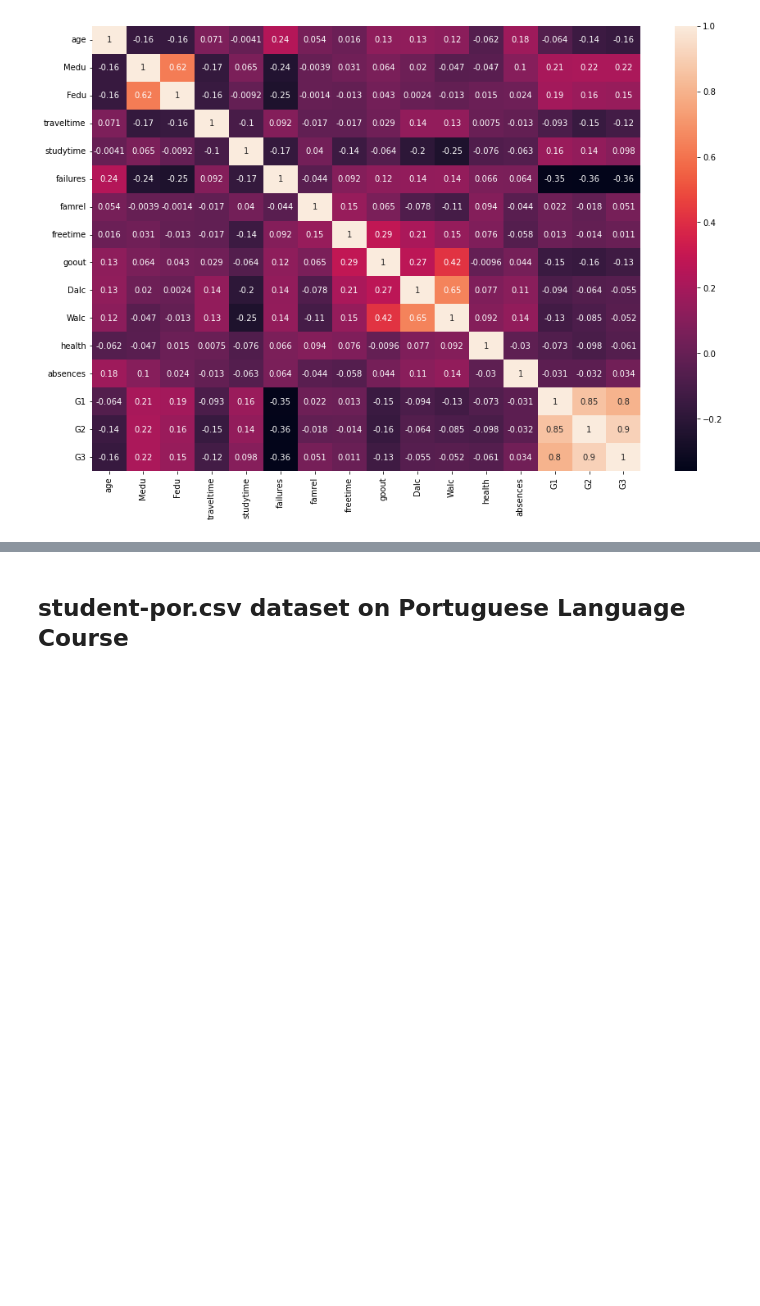
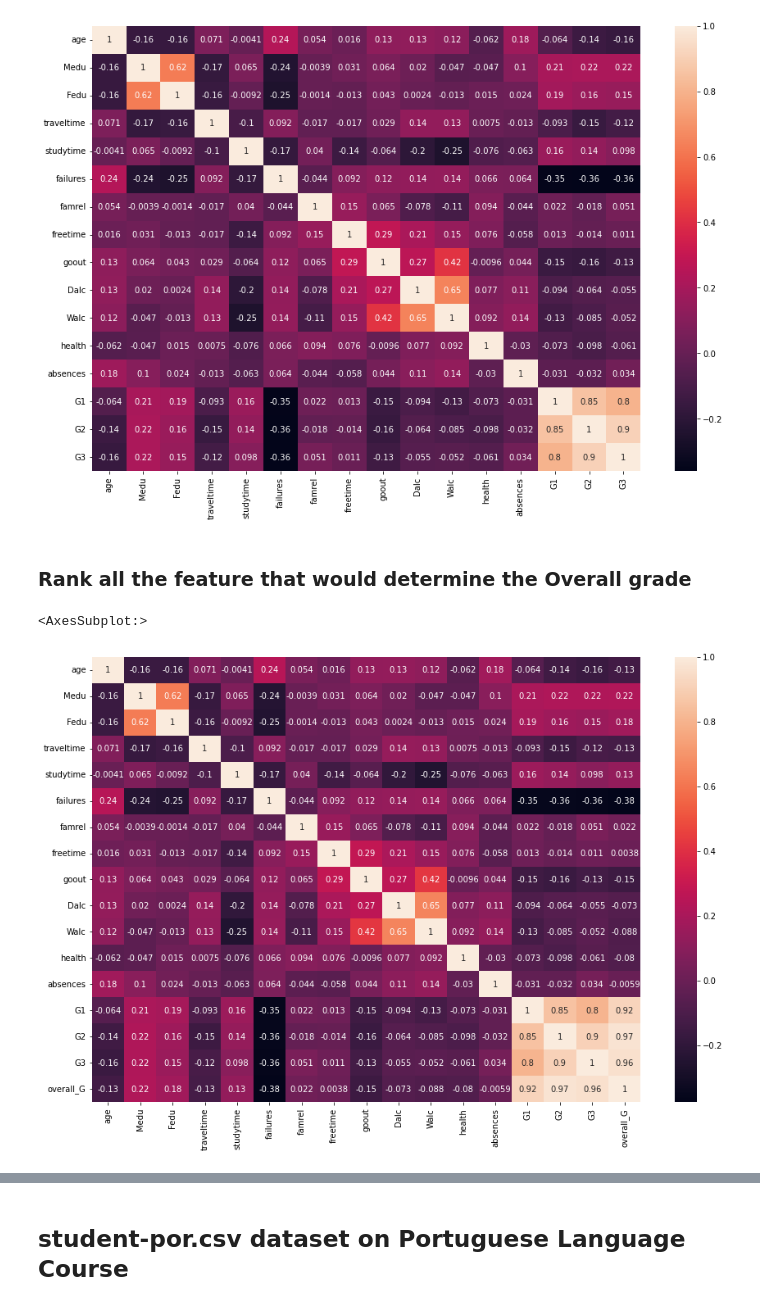
Before and after one commit to lokeshparab/Data-Science-Projects, a Jupyter notebook: Weekly Project 26/Weekly Project 26 Lokesh.ipynb, the cells around one changed output, grey strips where cells are left out. Saved outputs shown, nothing was run; the diff lists cells and outputs as text; code cells hidden in the pictures; blank space fills up the shorter version.

```diff
--- a/Weekly Project 26/Weekly Project 26 Lokesh.ipynb
+++ b/Weekly Project 26/Weekly Project 26 Lokesh.ipynb
@@ -130,3 +130,14 @@ sns.heatmap(corr, xticklabels=corr.columns, yticklabels=corr.columns, annot=True
 # %% [output]
 <AxesSubplot:>
 [figure]
+# %% [markdown]
+### Rank all the feature that would determine the Overall grade
+# %%
+df1['overall_G'] = df1[['G1','G2','G3']].sum(axis=1)
+# %%
+corr = df1[numerical_features + ['overall_G']].corr()
+plt.figure(figsize=(15,10))
+sns.heatmap(corr, xticklabels=corr.columns, yticklabels=corr.columns, annot=True)
+# %% [output]
+<AxesSubplot:>
+[figure, added]
```
Also changed, not shown: parts of 6 cells of this notebook.
